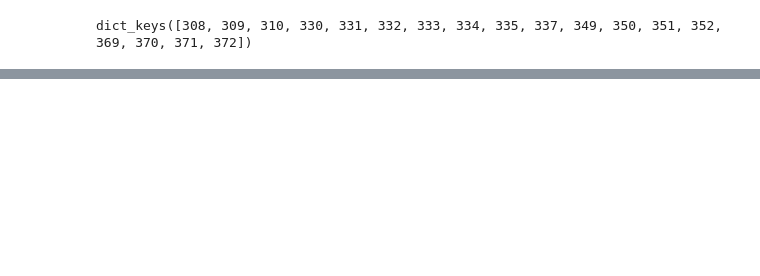
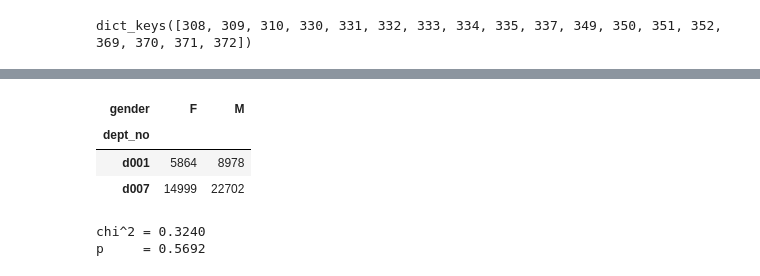
Before and after one commit to parkervoit/statistics-exercises, a Jupyter notebook: hypothesis_testing.ipynb, the cells around one changed output, grey strips where cells are left out. Cells and saved outputs as stored; diff of their text form; code cells hidden in the pictures; blank space fills up the shorter version.

```diff
--- a/hypothesis_testing.ipynb
+++ b/hypothesis_testing.ipynb
@@ -372,0 +451,6 @@ SyntaxError: EOL while scanning string literal (<ipython-input-79-b145df09d36e>,
+# %%
+emp_df = pd.read_sql('''SELECT emp_no, first_name, last_name, dept_no, gender, to_date
+                        FROM employees
+                        JOIN dept_emp USING(emp_no)
+                        WHERE dept_no IN ('d007','d001')
+                        AND to_date LIKE '%9999%';''', url)
@@ -372,0 +473,16 @@ SyntaxError: EOL while scanning string literal (<ipython-input-79-b145df09d36e>,
+# %%
+observed1 = pd.crosstab(emp_df.dept_no, emp_df.gender)
+# %%
+observed1
+# %% [output]
+| gender | F | M |
+| dept_no |  |  |
+| d001 | 5864 | 8978 |
+| d007 | 14999 | 22702 |
+# %%
+chi2, p, degf, expected = stats.chi2_contingency(observed1)
+print(f'chi^2 = {chi2:.4f}')
+print(f'p     = {p:.4f}')
+# %% [output]
+chi^2 = 0.3240
+p     = 0.5692
```
Also changed, not shown: parts of 24 cells of this notebook.
